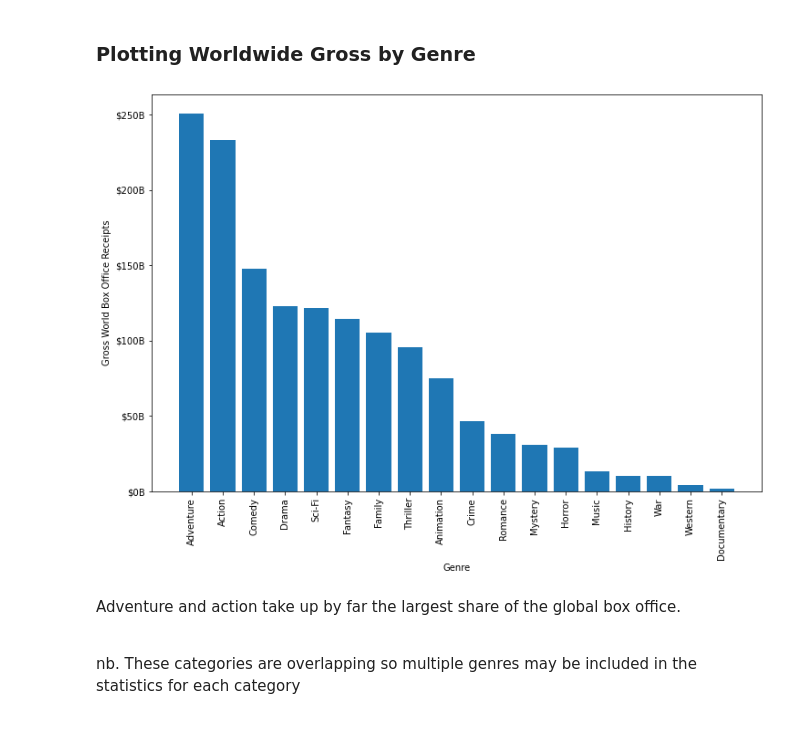
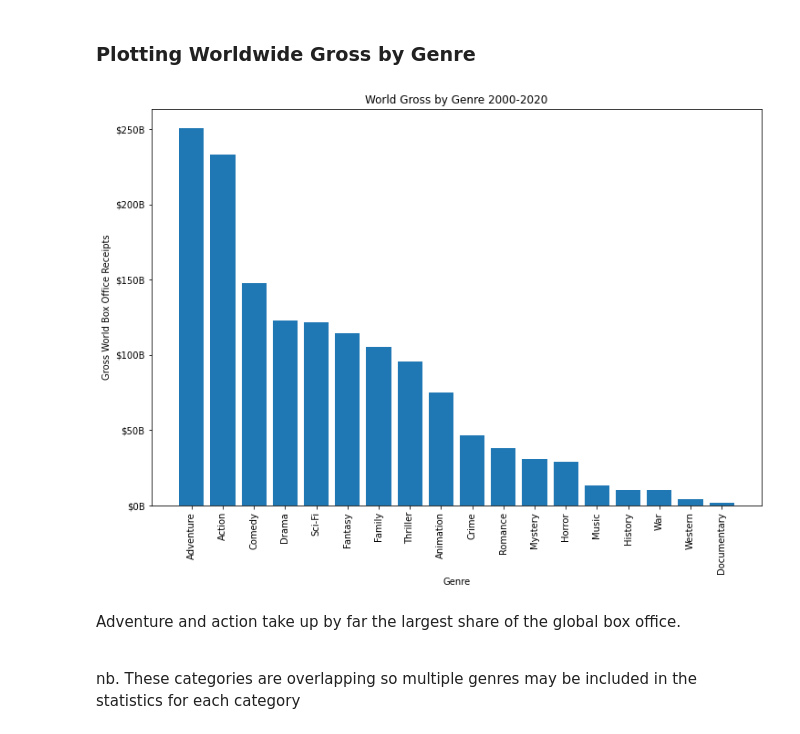
Before and after one commit to DavidKRichter/dsc-film-project, a Jupyter notebook: index.ipynb, the cells around one changed output. Drawn from its saved outputs; the diff is of its cells as text; code cells hidden in the pictures.

```diff
--- a/index.ipynb
+++ b/index.ipynb
@@ -485,35 +487,36 @@ def billions(x,pos):
     return f"${x*1e-9:.0f}B"
 
 price_fmt_bill = FuncFormatter(billions)
 
 #Creates a dictionary of genres, with values as roi data calculated using the get_data_by_genre function and scaled up to estimate values for the larger data set.
 
 worldwide_gross_by_genre = {}
 for genre in genre_dictionary:
     worldwide_gross_by_genre[genre] = get_data_by_genre(genre)['worldwide_gross']/full_small_ratio_dict['worldwide_gross']
 
 #generates tuples of roi genres and sorts by value from highest to lowest
 genre_gross_tuples = zip(list(worldwide_gross_by_genre.keys()), list(worldwide_gross_by_genre.values()))
 sorted_genre_gross_tuples = sorted(genre_gross_tuples, key=lambda x: x[1], reverse=True)
 
 #Creates values and labels for plotting
 x_values = range(len(sorted_genre_gross_tuples))
 x_labels = [x[0] for x in sorted_genre_gross_tuples]
 y_values = [x[1] for x in sorted_genre_gross_tuples]
 
 
 #generates plot for roi values by genre
 fig, ax=plt.subplots(figsize=(12, 8))
 ax.bar(x_values, y_values)
 ax.set_xticks(x_values)
 ax.set_xticklabels(x_labels, rotation=90)
 ax.yaxis.set_major_formatter(price_fmt_bill)
-
+ax.set_title('World Gross by Genre 2000-2020')
 ax.set_xlabel('Genre')
 ax.set_ylabel('Gross World Box Office Receipts')
+plt.savefig('images/world_gross_all_genres.png')
 plt.show()
 # %% [output]
-[figure, old version]
+[figure, new version]
 # %% [markdown]
 <p>Adventure and action take up by far the largest share of the global box office.</p>
 <br>
```
Also changed, not shown: parts of 8 cells of this notebook, 1 other file.
